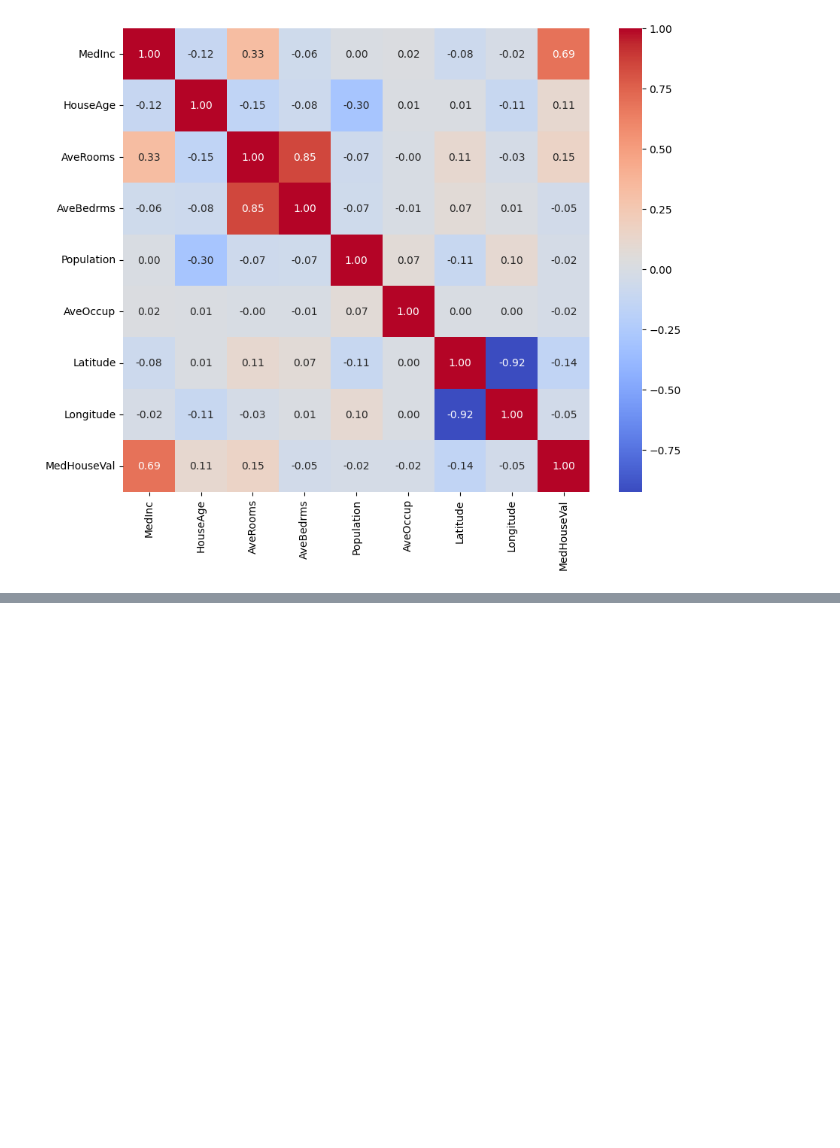
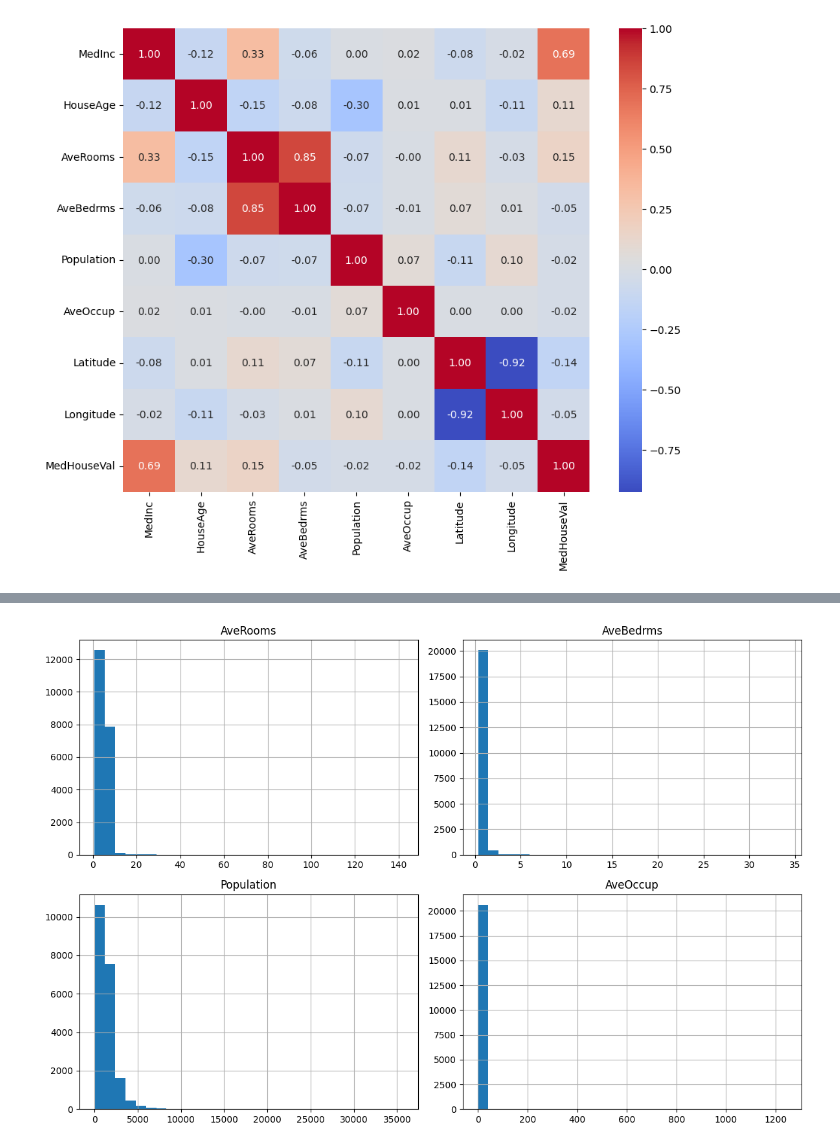
Before and after one commit to mynkaiml/Machine-learning-journey, a Jupyter notebook: Practice Data before model/2_House_pricing.ipynb, the cells around one changed output, grey strips where cells are left out. Cells and saved outputs as stored; diff of their text form; code cells hidden in the pictures; blank space fills up the shorter version.

```diff
--- a/Practice Data before model/2_House_pricing.ipynb
+++ b/Practice Data before model/2_House_pricing.ipynb
@@ -149,0 +216,8 @@ plt.show()
+# %%
+df[columns].hist(figsize=(12,8), bins=30)
+
+plt.tight_layout()
+
+plt.show()
+# %% [output]
+[figure, added]
```
Also changed, not shown: parts of 36 cells of this notebook.
